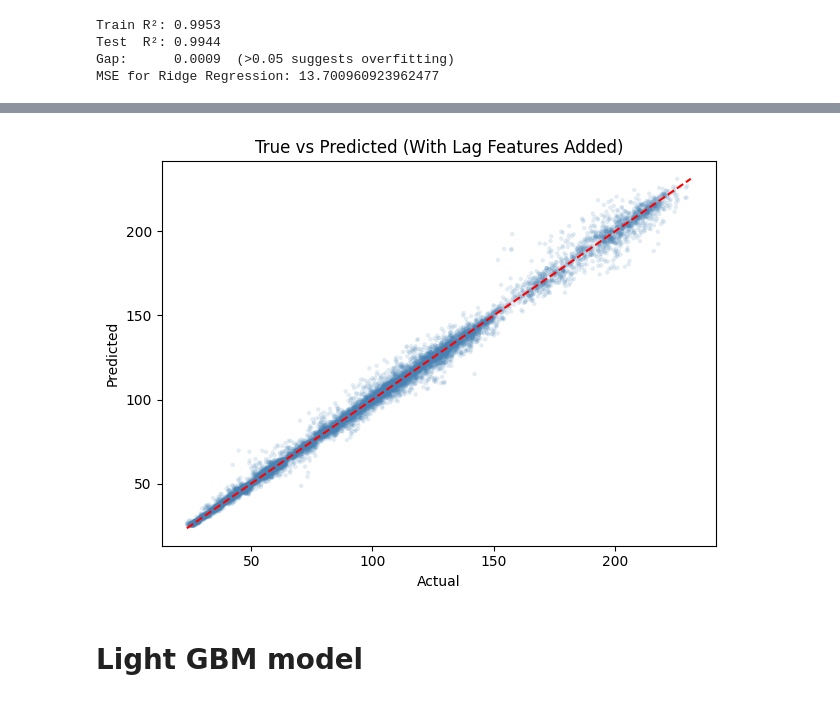
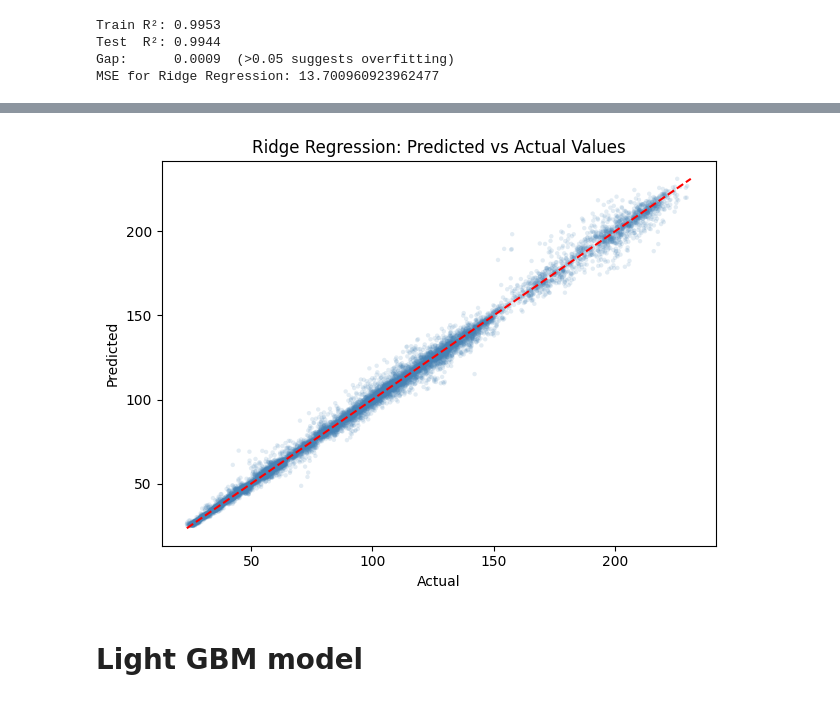
Before and after one commit to dsagher/CSE_881_Final_Project, a Jupyter notebook: combined_notebook.ipynb, the cells around one changed output, grey strips where cells are left out. Cells and saved outputs as stored; diff of their text form; code cells hidden in the pictures.

```diff
--- a/combined_notebook.ipynb
+++ b/combined_notebook.ipynb
@@ -565,7 +565,7 @@ plt.show()
 # %%
 from xgboost import XGBRegressor
 
-XGBr = XGBRegressor(n_estimators=100, max_depth=5, learning_rate=0.1, subsample = 0.5, colsample_bytree = 0.3)
+XGBr = XGBRegressor(n_estimators=100, max_depth=0, learning_rate=0.1, colsample_bytree=0.8, subsample=0.8)
 
 XGBr.fit(X_train, y_train)
 # %% [output]
@@ -689,18 +686,18 @@ dtype: float64
 # %%
 plt.scatter(y_test, ridge_pred, alpha=0.15, s=10, color='steelblue', edgecolors='none')
 
 lo = min(y_test.min(), ridge_pred.min())
 hi = max(y_test.max(), ridge_pred.max())
 plt.plot([lo, hi], [lo, hi], 'r--', linewidth=1.5)
 
-plt.title("True vs Predicted (With Lag Features Added)")
+plt.title("Ridge Regression: Predicted vs Actual Values")
 plt.xlabel('Actual')
 plt.ylabel('Predicted')
 
 plt.tight_layout()
 plt.show()
 # %% [output]
-[figure, old version]
+[figure, new version]
 # %% [markdown]
 # Light GBM model
 # %%
```
Also changed, not shown: parts of 18 cells of this notebook.
